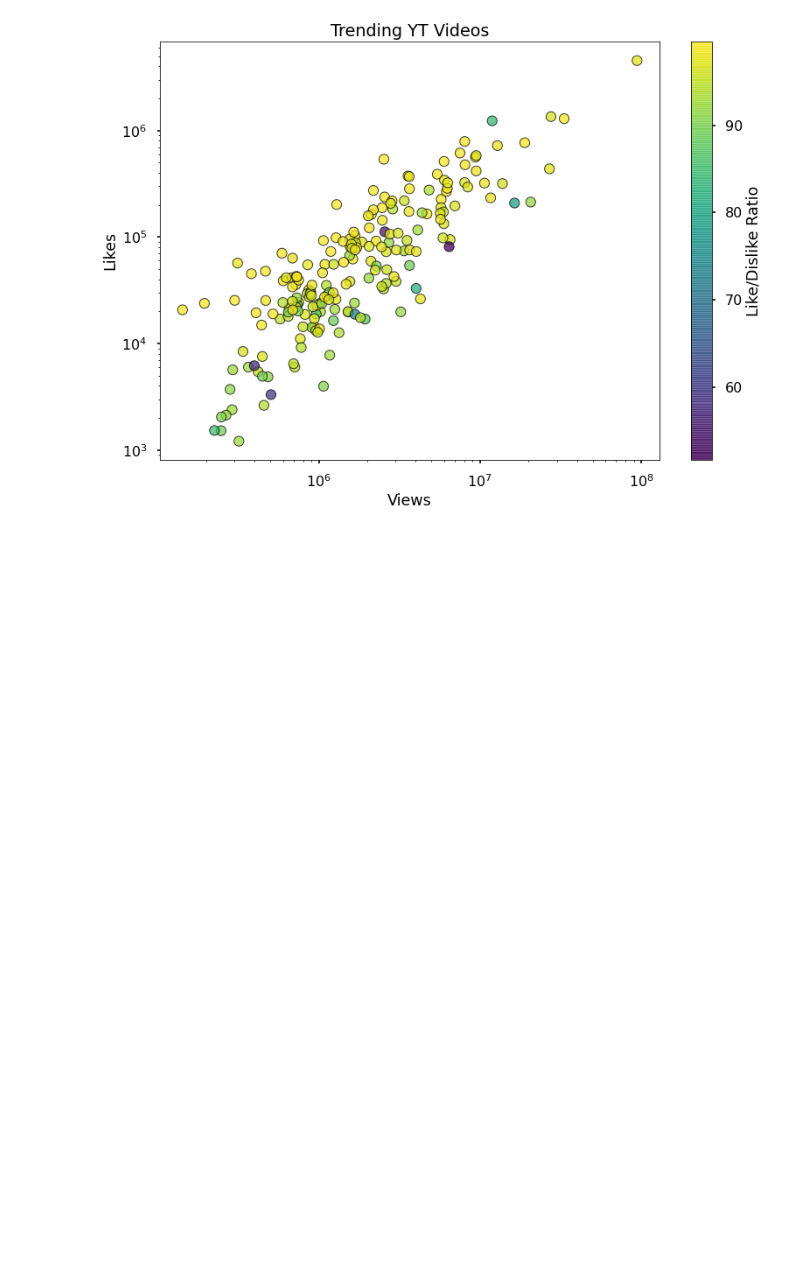
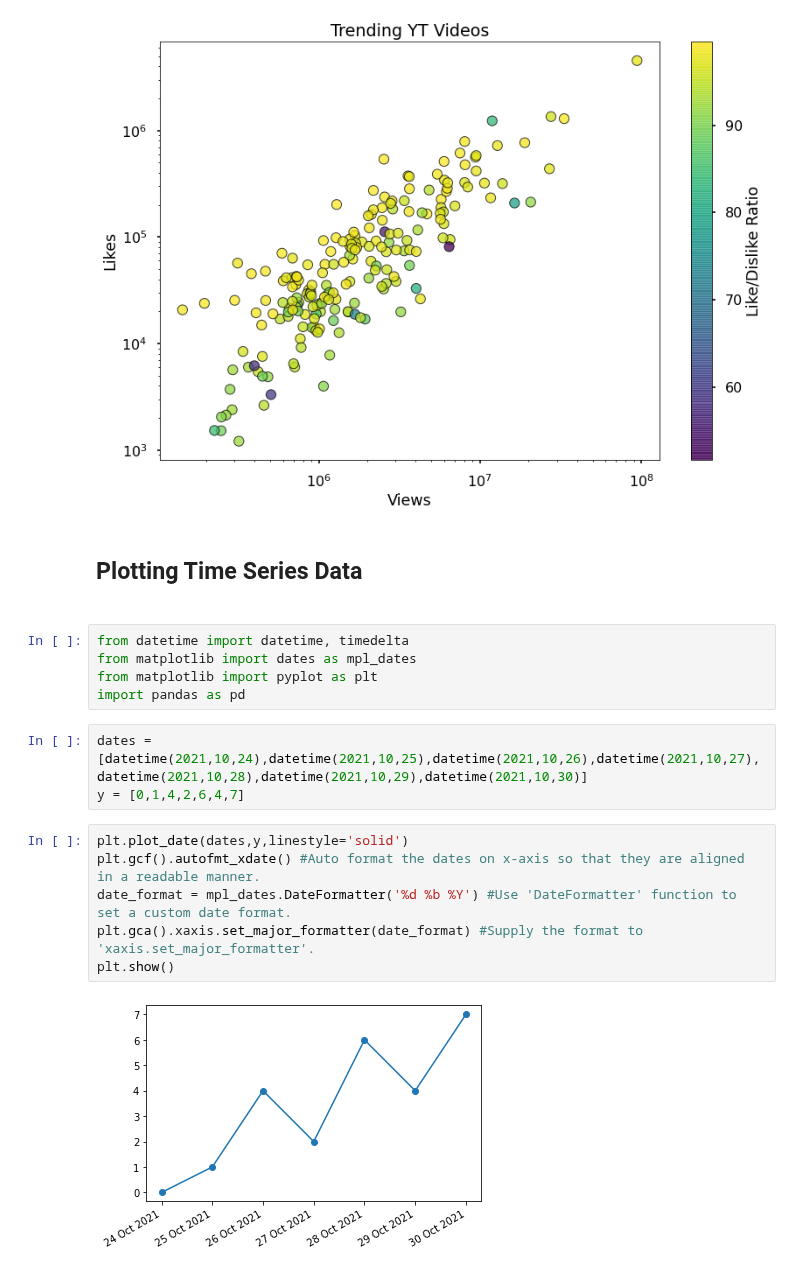
Before and after one commit to Raghav087/Python, a Jupyter notebook: Matplotlib.ipynb, the cells around one changed output. Cells and saved outputs as stored; diff of their text form; blank space fills up the shorter version.

Commit message:
Added code for time series plots.

```diff
--- a/Matplotlib.ipynb
+++ b/Matplotlib.ipynb
@@ -336,3 +336,21 @@ plt.ylabel('Likes')
 plt.show()
 # %% [output]
 [figure]
+# %% [markdown]
+<h2>Plotting Time Series Data<h2>
+# %%
+from datetime import datetime, timedelta
+from matplotlib import dates as mpl_dates
+from matplotlib import pyplot as plt
+import pandas as pd
+# %%
+dates = [datetime(2021,10,24),datetime(2021,10,25),datetime(2021,10,26),datetime(2021,10,27),datetime(2021,10,28),datetime(2021,10,29),datetime(2021,10,30)]
+y = [0,1,4,2,6,4,7]
+# %%
+plt.plot_date(dates,y,linestyle='solid')
+plt.gcf().autofmt_xdate() #Auto format the dates on x-axis so that they are aligned in a readable manner.
+date_format = mpl_dates.DateFormatter('%d %b %Y') #Use 'DateFormatter' function to set a custom date format.
+plt.gca().xaxis.set_major_formatter(date_format) #Supply the format to 'xaxis.set_major_formatter'.
+plt.show()
+# %% [output]
+[figure, added]
```
Also changed, not shown: parts of 2 cells of this notebook.
